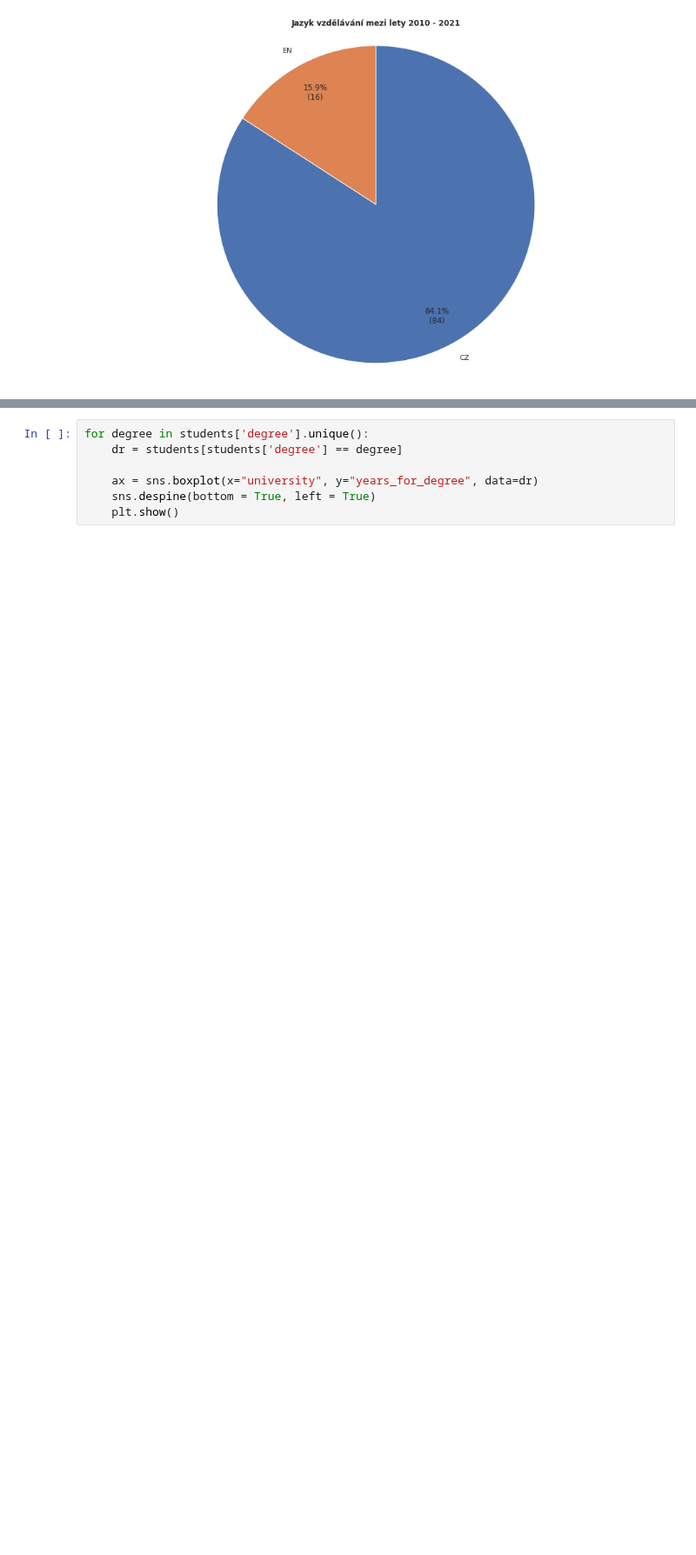
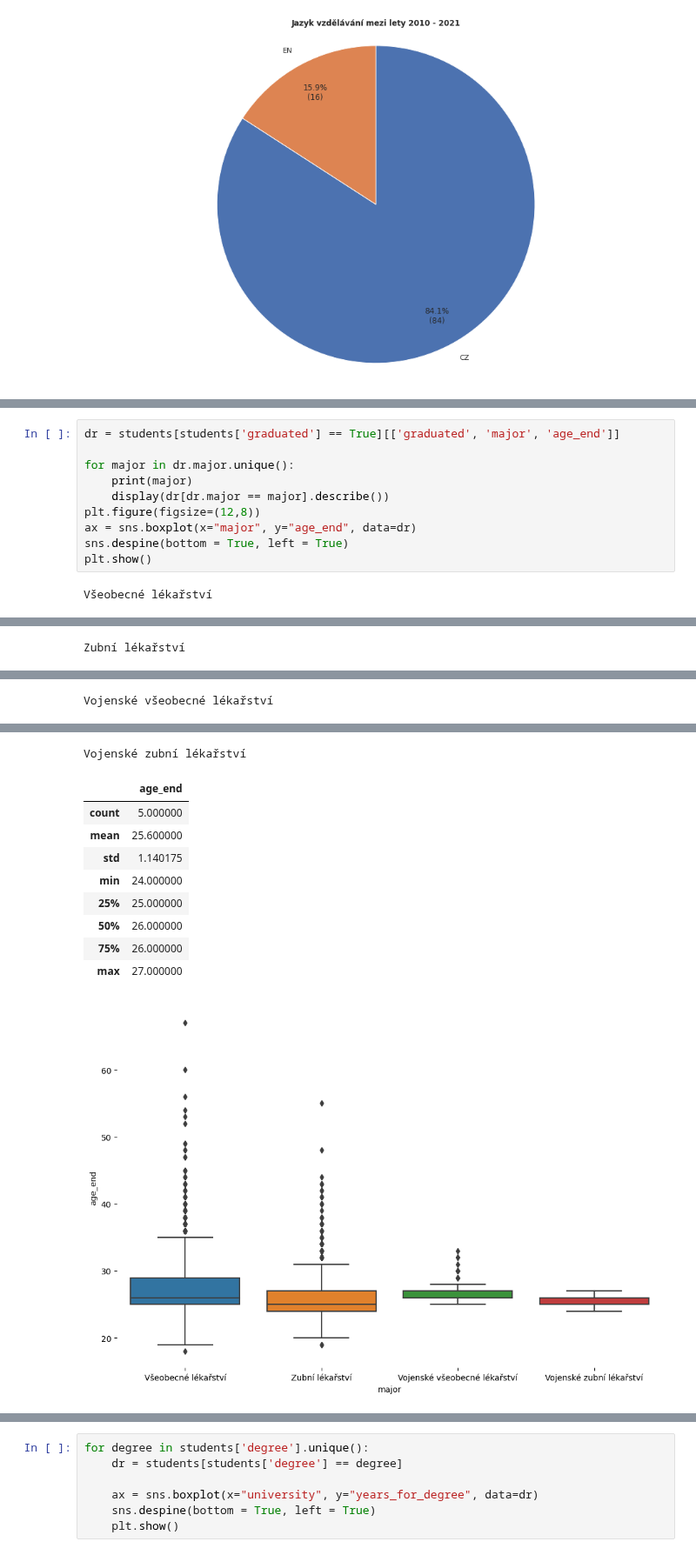
Before and after one commit to opendatalabcz/mapa-zdravi, a Jupyter notebook: src/scripts/visualization.ipynb, the cells around one changed output, grey strips where cells are left out. Shown at 87% size. Cells and saved outputs as stored; diff of their text form; blank space fills up the shorter version.

Commit message:
Age visualization

```diff
--- a/src/scripts/visualization.ipynb
+++ b/src/scripts/visualization.ipynb
@@ -290,0 +279,12 @@ np.nanmean(students[students.graduated == True].age_end), np.nanmean(students.ag
+# %%
+dr = students[students['graduated'] == True][['graduated', 'major', 'age_end']]
+
+for major in dr.major.unique():
+    print(major)
+    display(dr[dr.major == major].describe())
+plt.figure(figsize=(12,8))
+ax = sns.boxplot(x="major", y="age_end", data=dr)
+sns.despine(bottom = True, left = True)
+plt.show()
+# %% [output]
+Všeobecné lékařství
@@ -290,0 +300 @@ np.nanmean(students[students.graduated == True].age_end), np.nanmean(students.ag
+Zubní lékařství
@@ -290,0 +310 @@ np.nanmean(students[students.graduated == True].age_end), np.nanmean(students.ag
+Vojenské všeobecné lékařství
@@ -290,0 +320,11 @@ np.nanmean(students[students.graduated == True].age_end), np.nanmean(students.ag
+Vojenské zubní lékařství
+|  | age_end |
+| count | 5.000000 |
+| mean | 25.600000 |
+| std | 1.140175 |
+| min | 24.000000 |
+| 25% | 25.000000 |
+| 50% | 26.000000 |
+| 75% | 26.000000 |
+| max | 27.000000 |
+[figure, added]
```
Also changed, not shown: parts of 12 cells of this notebook.
